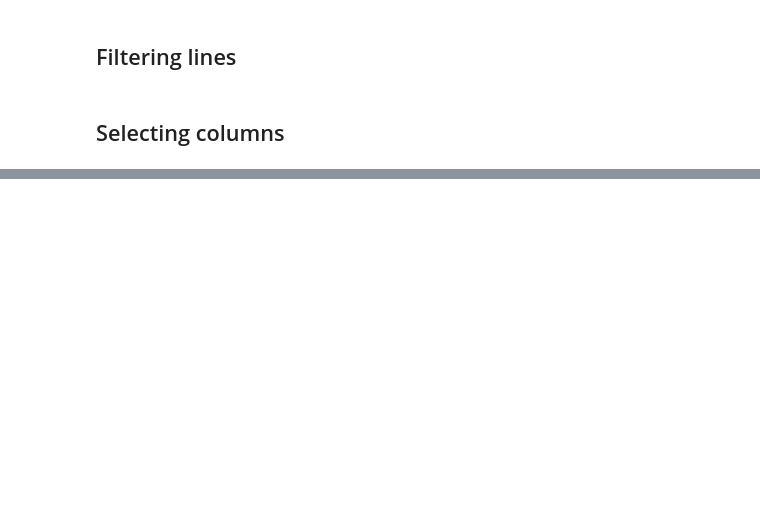
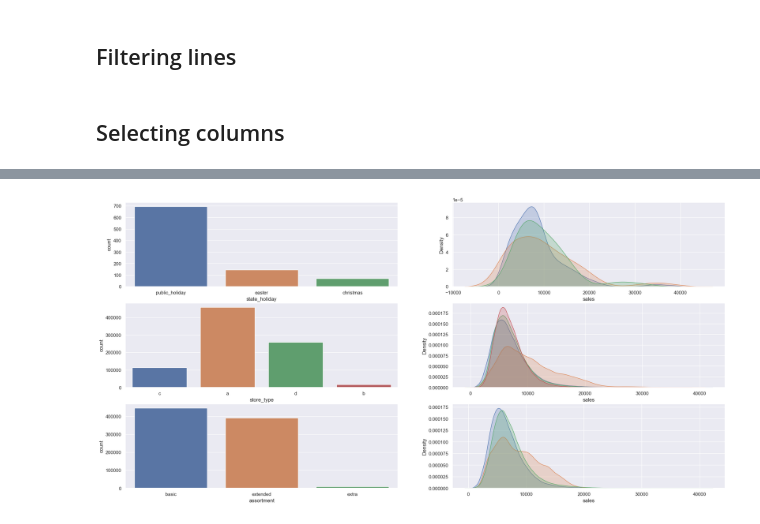
Before and after one commit to FSaladini/rossman_store_predict, a Jupyter notebook: main.ipynb, the cells around one changed output, grey strips where cells are left out. Saved outputs shown, nothing was run; the diff lists cells and outputs as text; code cells hidden in the pictures; blank space fills up the shorter version.

```diff
--- a/main.ipynb
+++ b/main.ipynb
@@ -379,0 +403,30 @@ df3 = df3.drop( cols_drop, axis=1 )
+# %%
+# state holiday
+plt.subplot(3,2,1)
+sns.countplot( x = a['state_holiday'] );
+
+plt.subplot(3,2,2)
+sns.kdeplot( df4[df4['state_holiday'] == 'public_holiday']['sales'], fill = True, label = 'public_holiday' );
+sns.kdeplot( df4[df4['state_holiday'] == 'easter']['sales'], fill = True, label = 'easter' );
+sns.kdeplot( df4[df4['state_holiday'] == 'christmas']['sales'], fill = True, label = 'christmas' );
+
+# store type
+plt.subplot(3,2,3)
+sns.countplot( x = df4['store_type'] );
+
+plt.subplot(3,2,4)
+sns.kdeplot( df4[df4['store_type'] == 'a']['sales'], fill = True, label = 'a' );
+sns.kdeplot( df4[df4['store_type'] == 'b']['sales'], fill = True, label = 'b' );
+sns.kdeplot( df4[df4['store_type'] == 'c']['sales'], fill = True, label = 'c' );
+sns.kdeplot( df4[df4['store_type'] == 'd']['sales'], fill = True, label = 'd' );
+
+# assortment
+plt.subplot(3,2,5)
+sns.countplot( x = df4['assortment'] );
+
+plt.subplot(3,2,6)
+sns.kdeplot( df4[df4['assortment'] == 'basic']['sales'], fill = True, label = 'basic' );
+sns.kdeplot( df4[df4['assortment'] == 'extra']['sales'], fill = True, label = 'extra' );
+sns.kdeplot( df4[df4['assortment'] == 'extended']['sales'], fill = True, label = 'extended' );
+# %% [output]
+[figure, added]
```
Also changed, not shown: parts of 27 cells of this notebook.
